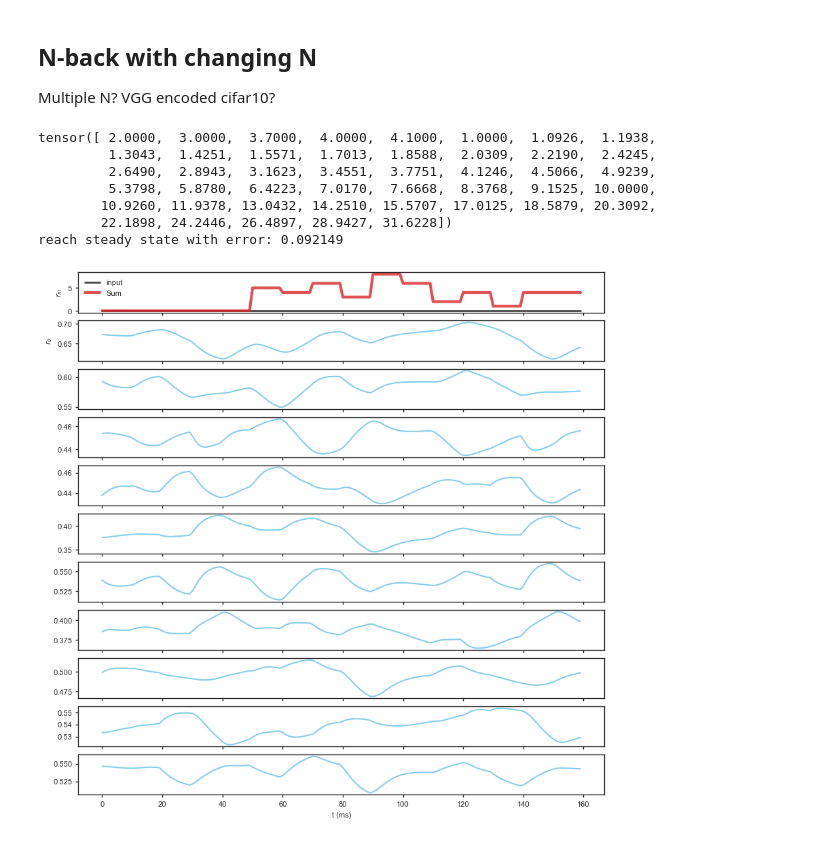
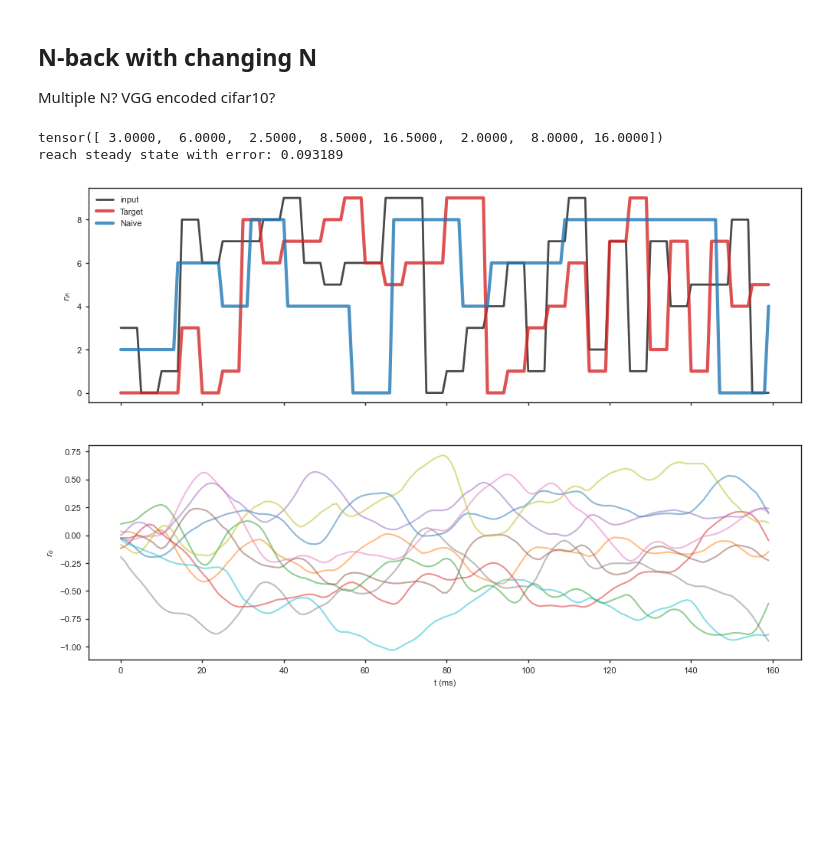
Before and after one commit to Baskin-LIU/Kernel-Propagation, a Jupyter notebook: Experiments/MiniTasks.ipynb, the cells around one changed output. Drawn from its saved outputs; the diff is of its cells as text; code cells hidden in the pictures; blank space fills up the shorter version.

```diff
--- a/Experiments/MiniTasks.ipynb
+++ b/Experiments/MiniTasks.ipynb
@@ -449,22 +451,30 @@ eval_phase = 100 # ms
 eval_phase_steps = int(eval_phase/dt)
 
 # init both teacher and student net
-N, n_class, max_N, show_time = 5, 10, 20, 10.
+N, n_class, max_N, show_time = 3, 10, 20, 5.
 
-n_in, n_hidden1, n_hidden2, n_hidden3, n_out = n_class, 40, 40, 6, n_class
-beta=torch.tensor(1.)
+n_in, n_hidden1, n_hidden2, n_hidden3, n_out = n_class, 48, 48, 90, n_class
+beta=torch.tensor(4e-2)
 activation='tanh'
+
+tau1 = np.array([2, 8, 16])
+tau2 = np.array([3, 6])
+tau0 = dt*np.logspace(0, 1., n_hidden1, dtype=np.float32)
+tau1 = np.repeat(tau1[:, None], n_hidden2//tau1.shape[0])
+tau2 = np.repeat(tau2[:, None], n_hidden3//tau2.shape[0])
 
 student = DEFwdNetwork(
     layers=torch.nn.ModuleList([
-        FwdDENeurons(n_in=n_in, n_neurons=n_hidden1, tau = dt*np.logspace(0, 2, n_hidden1, dtype=np.float32), lr_w=1e1,
-                     activation=activation, dt=dt, scale=1.6),
-        FwdDENeurons(n_in=n_hidden1, n_neurons=n_hidden2, tau = dt*np.logspace(0, 1.5, n_hidden2, dtype=np.float32), lr_w=2.5,
-                     activation=activation, dt=dt, scale=0.4),
-        LastFwdDENeurons(n_in=n_hidden2, n_neurons=n_hidden3, tau = [3*dt, 4, 3.7, 4.1, 2., 2.], lr_w=0.5,
-                     activation='sigmoid', dt=dt, scale=1.6),
+        FwdDENeurons(n_in=n_in, n_neurons=n_hidden1, tau=tau0, lr_w=1.,
+                     activation=activation, dt=dt, scale=1.),
+        FwdDENeurons(n_in=n_hidden1, n_neurons=n_hidden2, tau=tau1, lr_w=1.,
+                     activation=activation, dt=dt, scale=0.8),
+        FwdDENeurons(n_in=n_hidden2, n_neurons=n_hidden2, tau=tau1+0.5, lr_w=1.,
+                     activation=activation, dt=dt, scale=0.8),
+        LastFwdDENeurons(n_in=n_hidden2, n_neurons=n_hidden3, tau=tau2, lr_w=1.,
+                     activation='relu', dt=dt, scale=1.),
         FwdNeurons(n_in=n_hidden3, n_neurons=n_out, tau = dt,
-                   lr_w=0.1, activation='sigmoid', dt=dt, scale=1.)
+                   lr_w=0.5, activation='linear', dt=dt, scale=1.)
     ]),
     beta=beta
 )
@@ -473,55 +483,51 @@ student = DEFwdNetwork(
 student2 = FwdNetwork(net=student, layers=FwdRFNeurons)
 
 student3 = FwdNetwork(net=student, layers=FwdGLENeurons)
-student_naive = copy.deepcopy(student2)
 
-Students={'DeepElig':student, 'Eprop':student2, 'GLE':student3, 'naive':student_naive}
+Students={'DeepElig':student, 'Eprop':student2, 'GLE':student3}
 
 input_fuc = NBack(N=N, n_class=n_class, show_time=show_time, dt=dt, max_N=max_N)
 
 #recorders
 Rcd = Recorder(['input', 'teacher', 'student'])
 
 student.reset()
 student2.reset()
+student3.reset()
 
 with torch.no_grad():
 
     for t in range(init_phase_steps):
         inp, label = input_fuc()
         one_hot_label = F.one_hot(label, num_classes=n_class)
         inp = inp[None,:]
         r_out, u_out = student.step(inp)
-        Rcd.rec([inp, label, r_out])
+        Rcd.rec([inp.argmax(), label, r_out])
 
     error = one_hot_label - torch.softmax(r_out, dim=1)
     print("reach steady state with error: %f"%(error**2).mean().item())
 
 Rcd.finish()
 
-fig, axs = plt.subplots(n_out+1, 1, figsize=(10, 10), sharex=True)
+fig, axs = plt.subplots(2, 1, figsize=(12, 8), sharex=True)
 x = np.arange(0, init_phase, dt)
-axs[0].plot(x, Rcd['input'].mean(axis=0)*0.6, color=black, label='input', linewidth=2, alpha=0.8)
-axs[0].plot(x, Rcd['teacher'][0], label="Sum", color = red, alpha=0.8, linewidth=3)
+axs[0].plot(x, Rcd['input'].mean(axis=0), color=black, label='input', linewidth=2, alpha=0.8)
+axs[0].plot(x, Rcd['teacher'][0], label="Target", color = red, alpha=0.8, linewidth=3)
+axs[0].plot(x, Rcd['student'].argmax(axis=0), label="Naive", color = blue, alpha=0.8, linewidth=3)
 for i in range(n_out):
-    axs[i+1].plot(x, Rcd['student'][i], label="student %d"%i, color = lightblue)
+    axs[1].plot(x, Rcd['student'][i], label="student %d"%i, alpha = 0.5)
 
 
 axs[-1].set_xlabel("t (ms)")
 axs[0].set_ylabel(r"$r_{in}$")
 axs[0].legend()
 axs[1].set_ylabel(r"$r_o$")
 
 plt.show()
 # %% [output]
-tensor([ 2.0000,  3.0000,  3.7000,  4.0000,  4.1000,  1.0000,  1.0926,  1.1938,
-         1.3043,  1.4251,  1.5571,  1.7013,  1.8588,  2.0309,  2.2190,  2.4245,
-         2.6490,  2.8943,  3.1623,  3.4551,  3.7751,  4.1246,  4.5066,  4.9239,
-         5.3798,  5.8780,  6.4223,  7.0170,  7.6668,  8.3768,  9.1525, 10.0000,
-        10.9260, 11.9378, 13.0432, 14.2510, 15.5707, 17.0125, 18.5879, 20.3092,
-        22.1898, 24.2446, 26.4897, 28.9427, 31.6228])
-reach steady state with error: 0.092149
+tensor([ 3.0000,  6.0000,  2.5000,  8.5000, 16.5000,  2.0000,  8.0000, 16.0000])
+reach steady state with error: 0.093189
-[figure, old version]
+[figure, new version]
 # %%
 Cum_errors = np.array(3*[(error**2).mean().item()])
 error_record, mismatch_record = [], []
```
Also changed, not shown: parts of 14 cells of this notebook, 6 other files.
